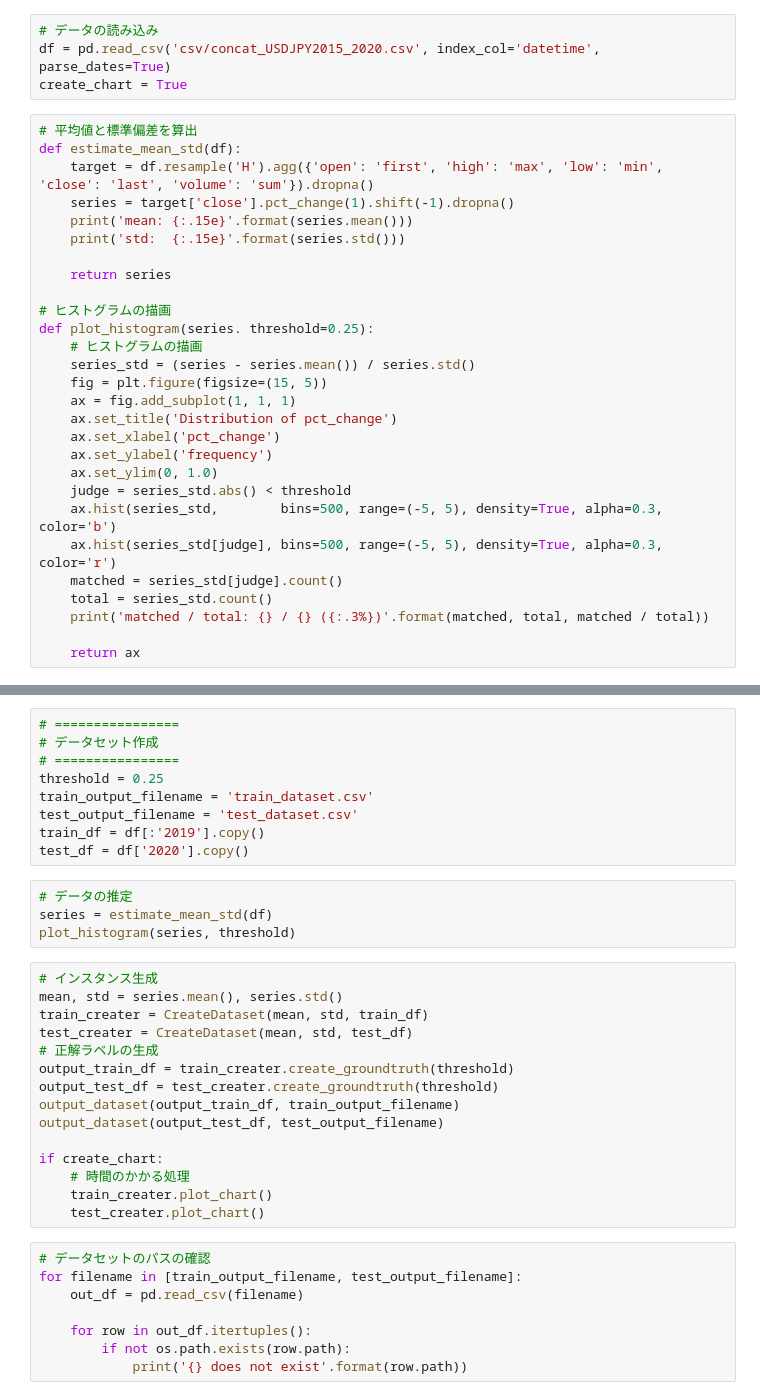
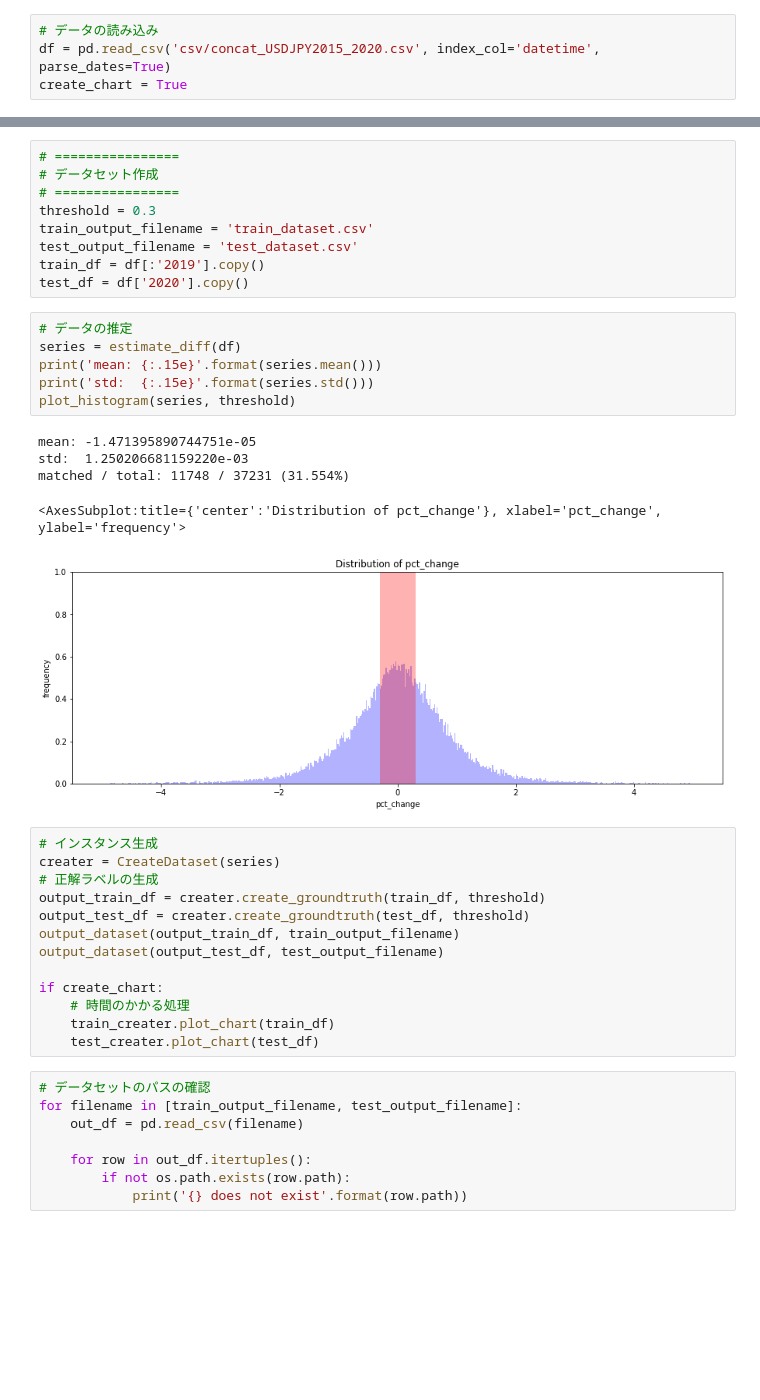
Before and after one commit to tnakagami/candle_chart_analysis, a Jupyter notebook: analysis/generate_candle_chart_dataset.ipynb, the cells around one changed output, grey strips where cells are left out. Drawn from its saved outputs; the diff is of its cells as text; blank space fills up the shorter version.

```diff
--- a/analysis/generate_candle_chart_dataset.ipynb
+++ b/analysis/generate_candle_chart_dataset.ipynb
@@ -22,31 +208,3 @@ import matplotlib.pyplot as plt
 # データの読み込み
 df = pd.read_csv('csv/concat_USDJPY2015_2020.csv', index_col='datetime', parse_dates=True)
 create_chart = True
-# %%
-# 平均値と標準偏差を算出
-def estimate_mean_std(df):
-    target = df.resample('H').agg({'open': 'first', 'high': 'max', 'low': 'min', 'close': 'last', 'volume': 'sum'}).dropna()
-    series = target['close'].pct_change(1).shift(-1).dropna()
-    print('mean: {:.15e}'.format(series.mean()))
-    print('std:  {:.15e}'.format(series.std()))
-
-    return series
-
-# ヒストグラムの描画
-def plot_histogram(series. threshold=0.25):
-    # ヒストグラムの描画
-    series_std = (series - series.mean()) / series.std()
-    fig = plt.figure(figsize=(15, 5))
-    ax = fig.add_subplot(1, 1, 1)
-    ax.set_title('Distribution of pct_change')
-    ax.set_xlabel('pct_change')
-    ax.set_ylabel('frequency')
-    ax.set_ylim(0, 1.0)
-    judge = series_std.abs() < threshold
-    ax.hist(series_std,        bins=500, range=(-5, 5), density=True, alpha=0.3, color='b')
-    ax.hist(series_std[judge], bins=500, range=(-5, 5), density=True, alpha=0.3, color='r')
-    matched = series_std[judge].count()
-    total = series_std.count()
-    print('matched / total: {} / {} ({:.3%})'.format(matched, total, matched / total))
-
-    return ax
@@ -129,30 +212,36 @@ def output_dataset(df, output_filename):
 # ================
 # データセット作成
 # ================
-threshold = 0.25
+threshold = 0.3
 train_output_filename = 'train_dataset.csv'
 test_output_filename = 'test_dataset.csv'
 train_df = df[:'2019'].copy()
 test_df = df['2020'].copy()
 # %%
 # データの推定
-series = estimate_mean_std(df)
+series = estimate_diff(df)
+print('mean: {:.15e}'.format(series.mean()))
+print('std:  {:.15e}'.format(series.std()))
 plot_histogram(series, threshold)
+# %% [output]
+mean: -1.471395890744751e-05
+std:  1.250206681159220e-03
+matched / total: 11748 / 37231 (31.554%)
+<AxesSubplot:title={'center':'Distribution of pct_change'}, xlabel='pct_change', ylabel='frequency'>
+[figure, added]
 # %%
 # インスタンス生成
-mean, std = series.mean(), series.std()
-train_creater = CreateDataset(mean, std, train_df)
-test_creater = CreateDataset(mean, std, test_df)
+creater = CreateDataset(series)
 # 正解ラベルの生成
-output_train_df = train_creater.create_groundtruth(threshold)
-output_test_df = test_creater.create_groundtruth(threshold)
+output_train_df = creater.create_groundtruth(train_df, threshold)
+output_test_df = creater.create_groundtruth(test_df, threshold)
 output_dataset(output_train_df, train_output_filename)
 output_dataset(output_test_df, test_output_filename)
 
 if create_chart:
     # 時間のかかる処理
-    train_creater.plot_chart()
-    test_creater.plot_chart()
+    train_creater.plot_chart(train_df)
+    test_creater.plot_chart(test_df)
 # %%
 # データセットのパスの確認
 for filename in [train_output_filename, test_output_filename]:
```
Also changed, not shown: parts of 7 cells of this notebook, 3 other files.
